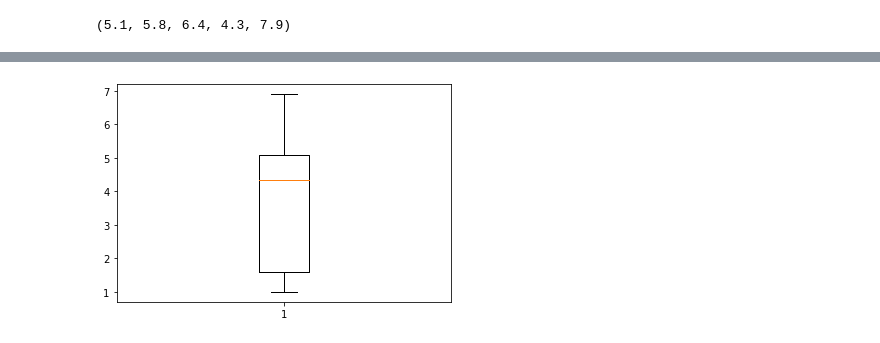
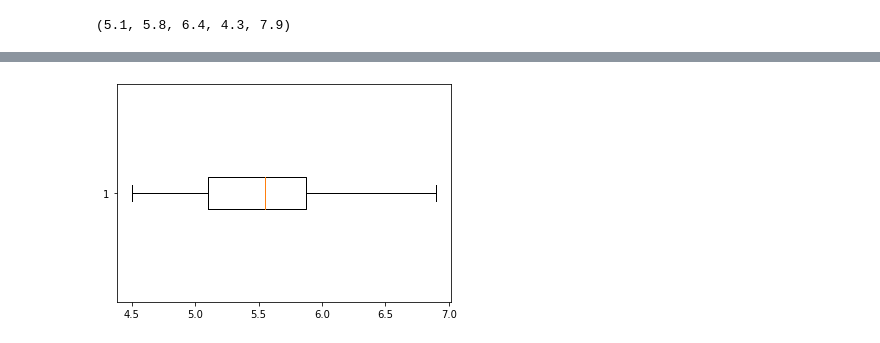
Before and after one commit to Chanakarn06/data_viz_2022, a Jupyter notebook: DataViz02_Distribution.ipynb, the cells around one changed output, grey strips where cells are left out. Cells and saved outputs as stored; diff of their text form; code cells hidden in the pictures.

```diff
--- a/DataViz02_Distribution.ipynb
+++ b/DataViz02_Distribution.ipynb
@@ -307,4 +315,4 @@ box_vals(ybp,vert=False)
 # %%
-x = plt.boxplot(df['PetalLength'])
+virginica=plt.boxplot(df['PetalLength'][100:],vert=False); #กราฟboxplotของvirginica
 # %% [output]
-[figure, old version]
+[figure, new version]
```
Also changed, not shown: parts of 7 cells of this notebook.
